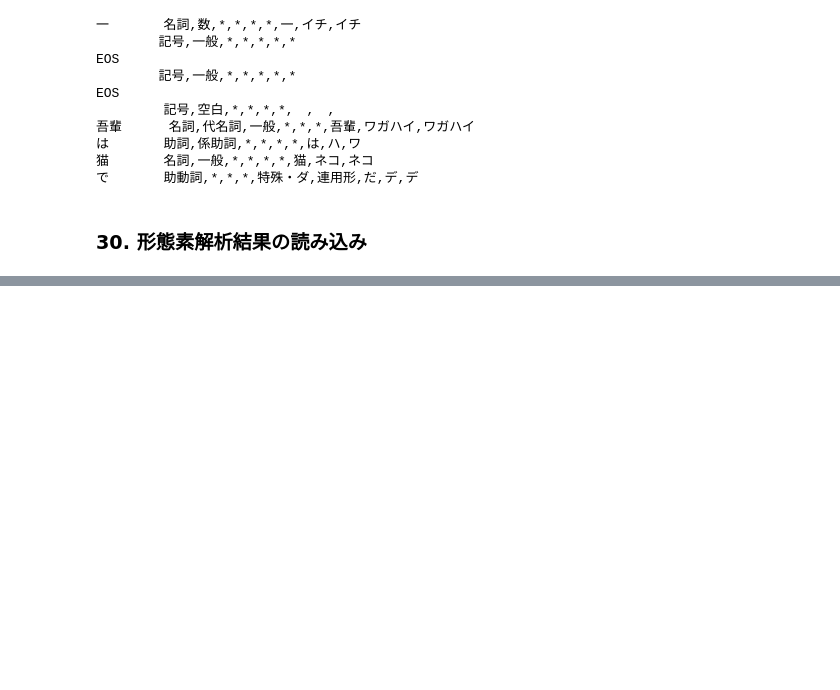
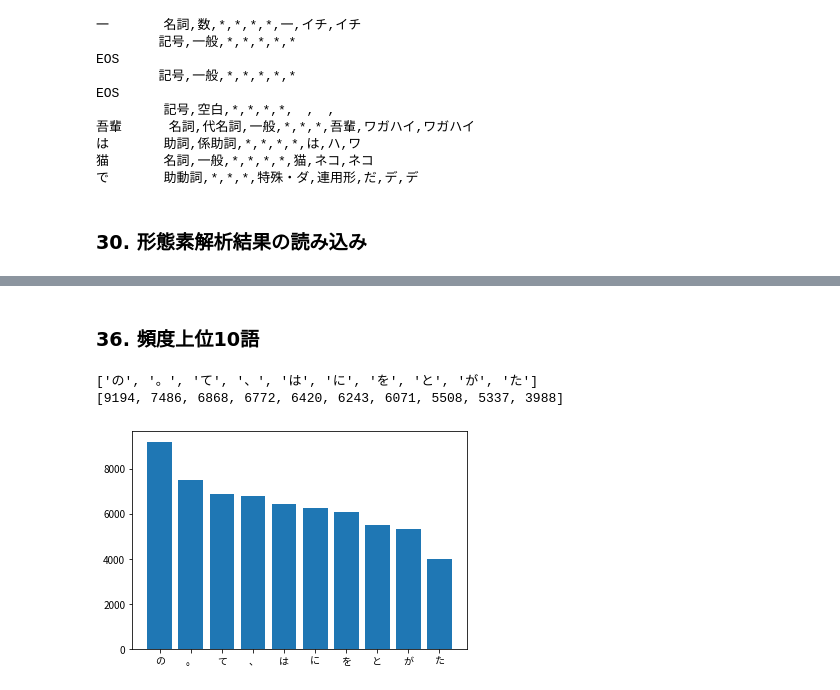
Before and after one commit to marzg510/mynlp100py, a Jupyter notebook: ch04.ipynb, the cells around one changed output, grey strips where cells are left out. Cells and saved outputs as stored; diff of their text form; code cells hidden in the pictures; blank space fills up the shorter version.

```diff
--- a/ch04.ipynb
+++ b/ch04.ipynb
@@ -58,0 +149,18 @@ with open('nlp100.github.io/data/neko.txt') as f:
+# %%
+#w = ""
+w = []
+r = set()
+for (i,l) in enumerate(lines):
+  if l["pos"] == "名詞":
+#    w += l["surface"]
+    w.append(l)
+  else:
+    if len(w) > 1:
+      s = []
+      p = []
+      for w2 in w:
+        s.append(w2["surface"])
+        p.append(w2["pos"])
+      r.add("{}({})".format("-".join(s),"-".join(p)))
+    w = []
+r
@@ -58,0 +188,10 @@ with open('nlp100.github.io/data/neko.txt') as f:
+# %%
+import collections
+words = [ l["surface"] for l in lines ]
+#counts = {}
+
+print(len(words))
+
+c = collections.Counter(words).most_common()
+
+c
@@ -58,0 +217,19 @@ with open('nlp100.github.io/data/neko.txt') as f:
+# %% [markdown]
+
+### 36. 頻度上位10語
+# %%
+import matplotlib.pyplot as plt
+
+top = c[0:10]
+x = [t[0] for t in top]
+y = [t[1] for t in top]
+fig = plt.figure()
+fig.patch.set_facecolor('white')
+plt.bar( x, y, align="center")
+plt.xticks(ticks=range(0,len(x)),labels=x)
+print(x)
+print(y)
+# %% [output]
+['の', '。', 'て', '、', 'は', 'に', 'を', 'と', 'が', 'た']
+[9194, 7486, 6868, 6772, 6420, 6243, 6071, 5508, 5337, 3988]
+[figure, added]
```
Also changed, not shown: parts of 15 cells of this notebook, 1 other file.
